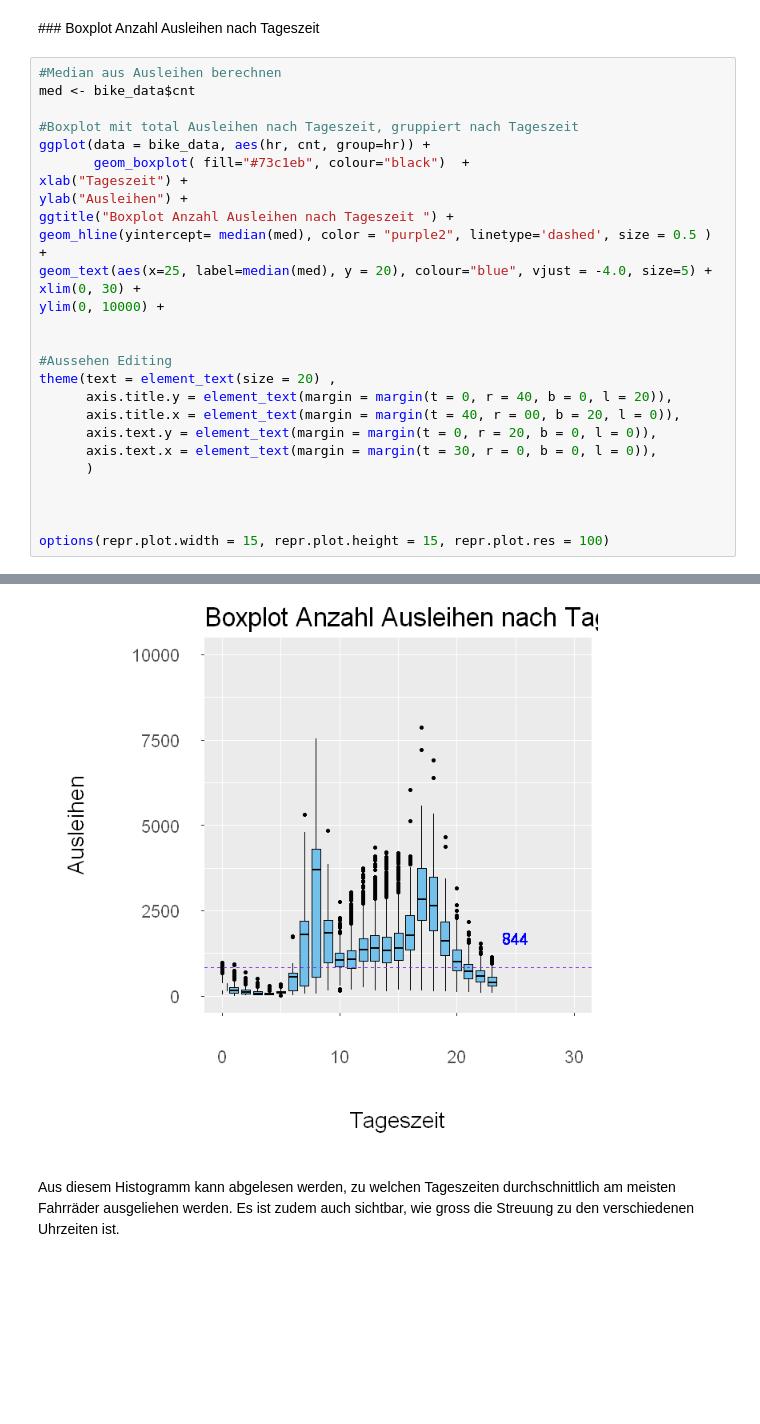
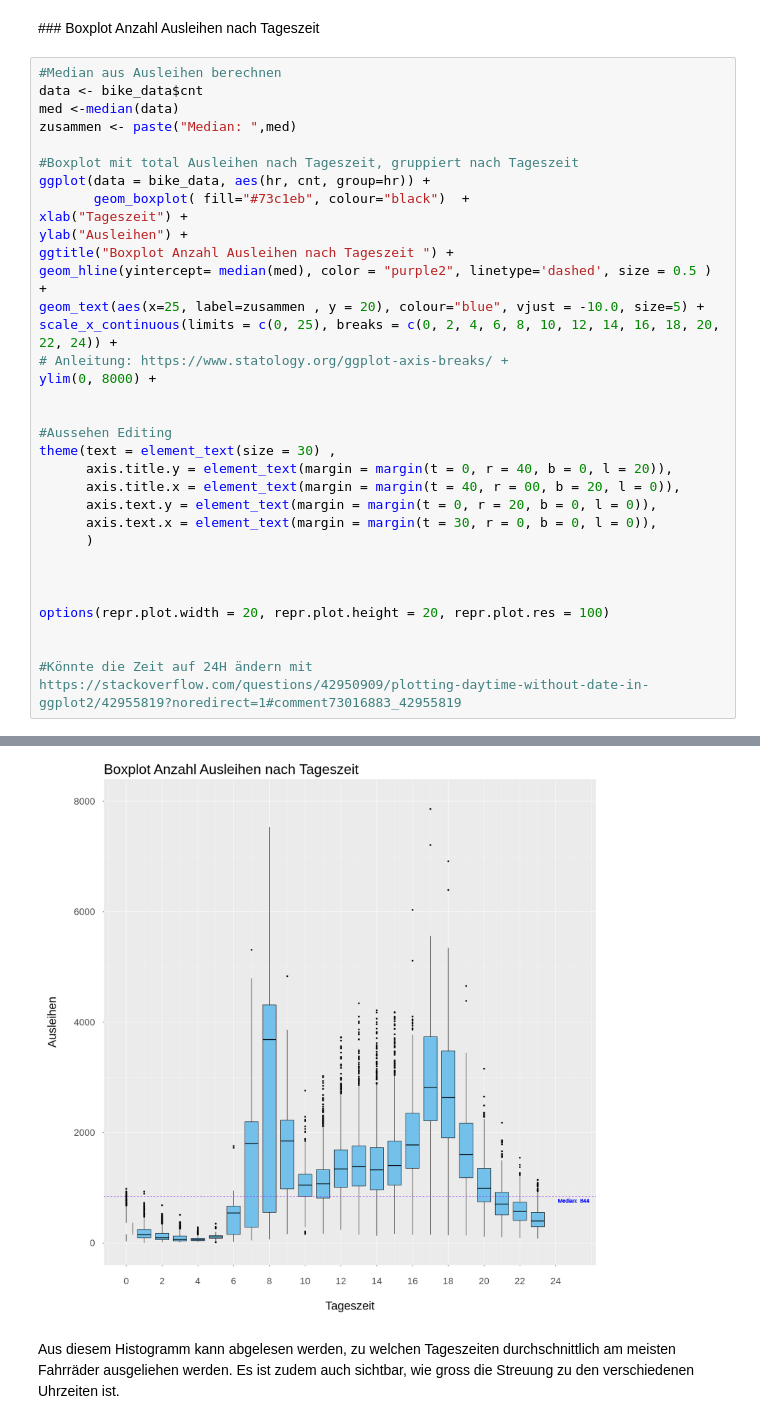
Before and after one commit to qcal12/BINA_Bike-Sharing-Economie, a Jupyter notebook: Bike Sharing Economie .ipynb, the cells around one changed output, grey strips where cells are left out. Drawn from its saved outputs; the diff is of its cells as text; blank space fills up the shorter version.

```diff
--- a/Bike Sharing Economie .ipynb
+++ b/Bike Sharing Economie .ipynb
@@ -171,7 +171,9 @@ In der Zusammenfassung werden pro Spalte der kleinste Wert, das erste Quartil, d
 ### Boxplot Anzahl Ausleihen nach Tageszeit
 # %%
 #Median aus Ausleihen berechnen
-med <- bike_data$cnt
+data <- bike_data$cnt
+med <-median(data)
+zusammen <- paste("Median: ",med)
 
 #Boxplot mit total Ausleihen nach Tageszeit, gruppiert nach Tageszeit
 ggplot(data = bike_data, aes(hr, cnt, group=hr)) +
@@ -180,13 +182,14 @@ xlab("Tageszeit") +
 ylab("Ausleihen") +
 ggtitle("Boxplot Anzahl Ausleihen nach Tageszeit ") +
 geom_hline(yintercept= median(med), color = "purple2", linetype='dashed', size = 0.5 ) +
-geom_text(aes(x=25, label=median(med), y = 20), colour="blue", vjust = -4.0, size=5) +
-xlim(0, 30) +
-ylim(0, 10000) +
+geom_text(aes(x=25, label=zusammen , y = 20), colour="blue", vjust = -10.0, size=5) +
+scale_x_continuous(limits = c(0, 25), breaks = c(0, 2, 4, 6, 8, 10, 12, 14, 16, 18, 20, 22, 24)) +
+# Anleitung: https://www.statology.org/ggplot-axis-breaks/ +
+ylim(0, 8000) +
 
 
 #Aussehen Editing
-theme(text = element_text(size = 20) ,
+theme(text = element_text(size = 30) ,
       axis.title.y = element_text(margin = margin(t = 0, r = 40, b = 0, l = 20)),
       axis.title.x = element_text(margin = margin(t = 40, r = 00, b = 20, l = 0)),
       axis.text.y = element_text(margin = margin(t = 0, r = 20, b = 0, l = 0)),
@@ -195,6 +198,9 @@ theme(text = element_text(size = 20) ,
 
 
 
-options(repr.plot.width = 15, repr.plot.height = 15, repr.plot.res = 100)
+options(repr.plot.width = 20, repr.plot.height = 20, repr.plot.res = 100)
+
+
+#Könnte die Zeit auf 24H ändern mit https://stackoverflow.com/questions/42950909/plotting-daytime-without-date-in-ggplot2/42955819?noredirect=1#comment73016883_42955819
 # %% [output]
 Warning message:
@@ -202,4 +208,4 @@ Warning message:
-[figure, old version]
+[figure, new version]
 # %% [markdown]
 Aus diesem Histogramm kann abgelesen werden, zu welchen Tageszeiten durchschnittlich am meisten Fahrräder ausgeliehen werden. Es ist zudem auch sichtbar, wie gross die Streuung zu den verschiedenen Uhrzeiten ist.
 # %% [markdown]
```
Also changed, not shown: parts of 1 cell of this notebook.
